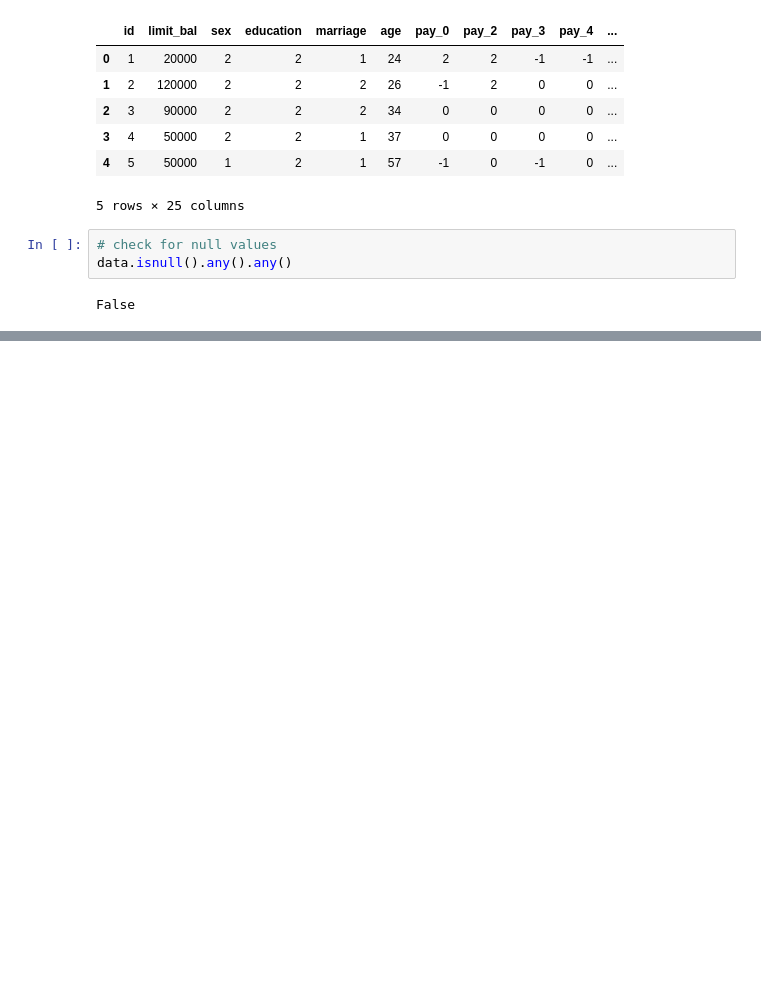
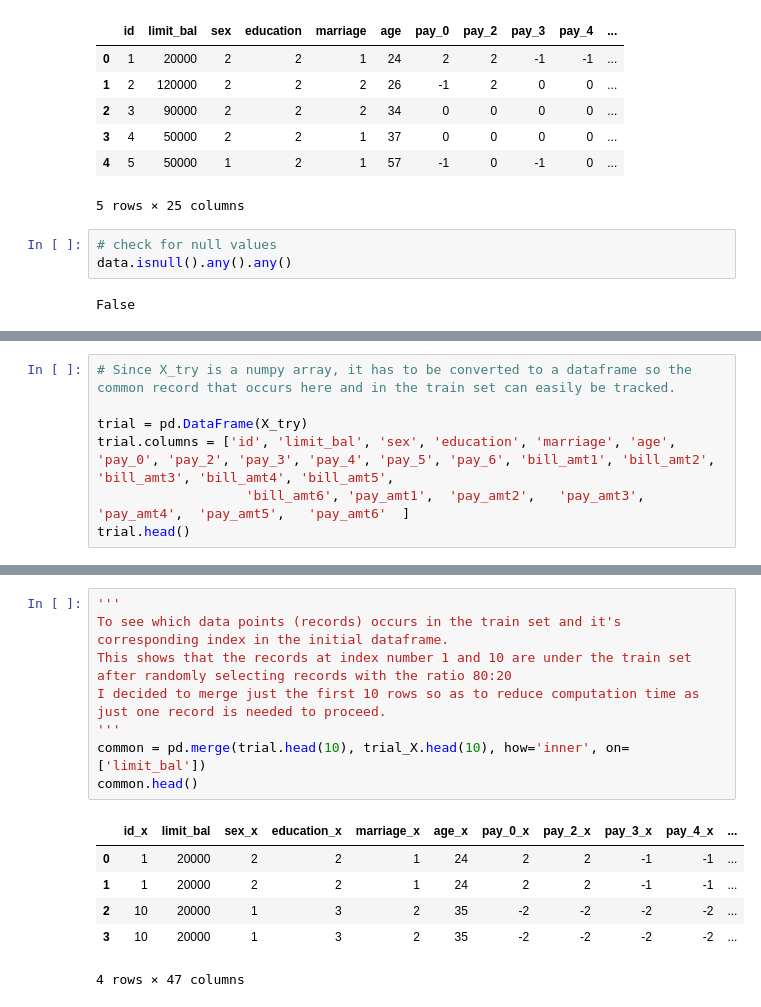
Before and after one commit to mozilla/PRESC, a Jupyter notebook: dev/dzekem/issue#8/Importance score.ipynb, the cells around one changed output, grey strips where cells are left out. Drawn from its saved outputs; the diff is of its cells as text; blank space fills up the shorter version.

```diff
--- a/dev/dzekem/issue#8/Importance score.ipynb
+++ b/dev/dzekem/issue#8/Importance score.ipynb
@@ -63,0 +66,7 @@ sub_data:  (29999, 25)
+# %%
+# Since X_try is a numpy array, it has to be converted to a dataframe so the common record that occurs here and in the train set can easily be tracked.
+
+trial = pd.DataFrame(X_try)
+trial.columns = ['id', 'limit_bal', 'sex', 'education', 'marriage', 'age', 'pay_0', 'pay_2', 'pay_3', 'pay_4', 'pay_5', 'pay_6', 'bill_amt1', 'bill_amt2', 'bill_amt3', 'bill_amt4', 'bill_amt5',
+                   'bill_amt6', 'pay_amt1',  'pay_amt2',   'pay_amt3', 'pay_amt4',  'pay_amt5',   'pay_amt6'  ]
+trial.head()
@@ -63,0 +102,15 @@ sub_data:  (29999, 25)
+# %%
+'''
+To see which data points (records) occurs in the train set and it's corresponding index in the initial dataframe.
+This shows that the records at index number 1 and 10 are under the train set after randomly selecting records with the ratio 80:20
+I decided to merge just the first 10 rows so as to reduce computation time as just one record is needed to proceed.
+'''
+common = pd.merge(trial.head(10), trial_X.head(10), how='inner', on=['limit_bal'])
+common.head()
+# %% [output]
+|  | id_x | limit_bal | sex_x | education_x | marriage_x | age_x | pay_0_x | pay_2_x | pay_3_x | pay_4_x | ... |
+| 0 | 1 | 20000 | 2 | 2 | 1 | 24 | 2 | 2 | -1 | -1 | ... |
+| 1 | 1 | 20000 | 2 | 2 | 1 | 24 | 2 | 2 | -1 | -1 | ... |
+| 2 | 10 | 20000 | 1 | 3 | 2 | 35 | -2 | -2 | -2 | -2 | ... |
+| 3 | 10 | 20000 | 1 | 3 | 2 | 35 | -2 | -2 | -2 | -2 | ... |
+4 rows × 47 columns
```
Also changed, not shown: parts of 19 cells of this notebook.
